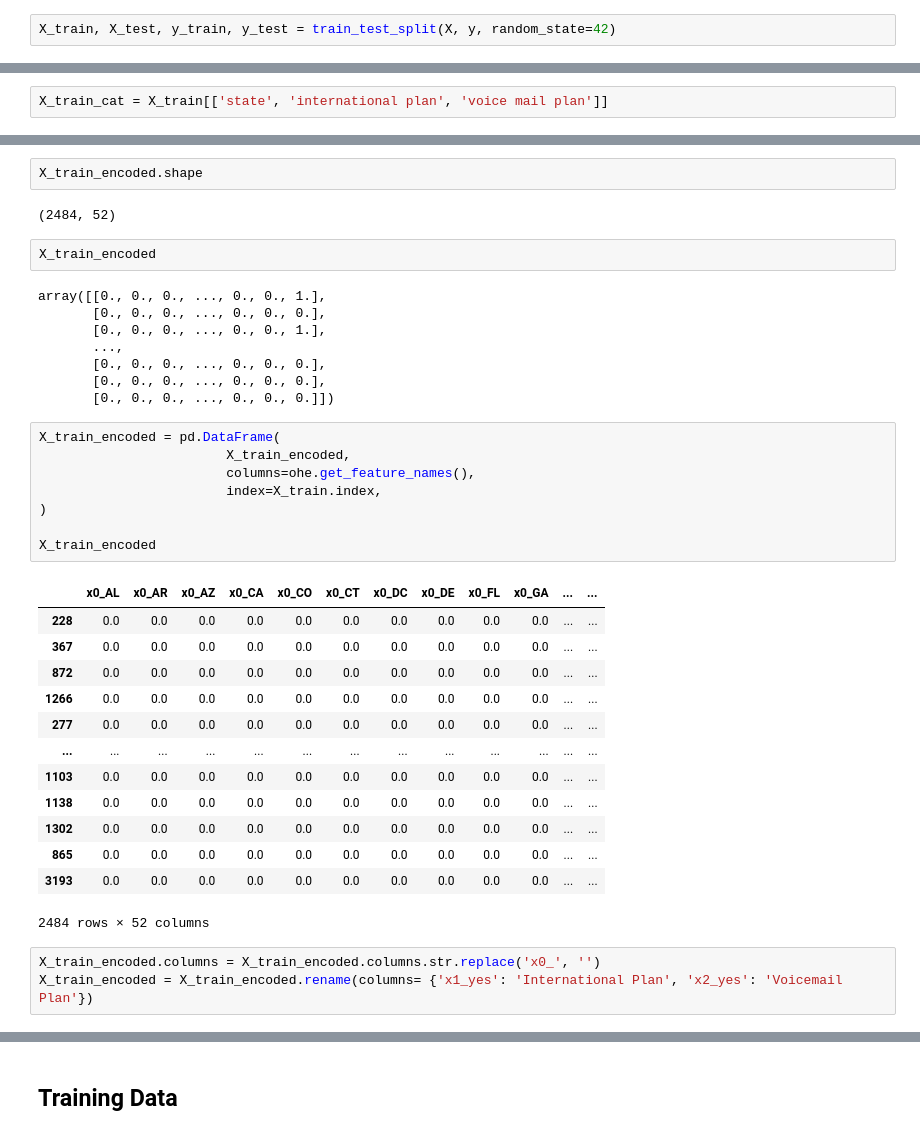
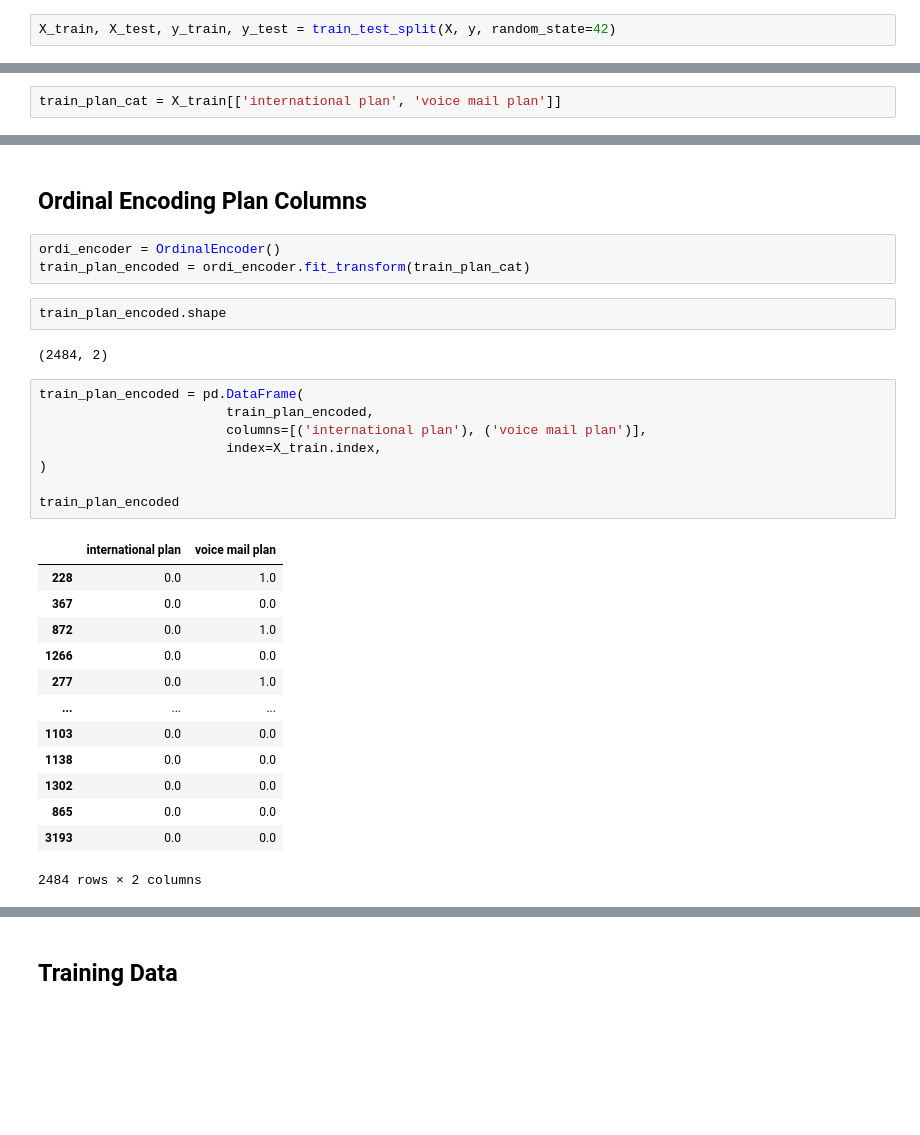
Before and after one commit to learn-co-curriculum/dsc-phase-3-project-v2-3, a Jupyter notebook: Working_Notebook/Yue_Notebook.ipynb, the cells around one changed output, grey strips where cells are left out. Drawn from its saved outputs; the diff is of its cells as text; blank space fills up the shorter version.

Commit message:
update data notebook

```diff
--- a/Working_Notebook/Yue_Notebook.ipynb
+++ b/Working_Notebook/Yue_Notebook.ipynb
@@ -132,2 +128,2 @@ X_train, X_test, y_train, y_test = train_test_split(X, y, random_state=42)
 # %%
-X_train_cat = X_train[['state', 'international plan', 'voice mail plan']]
+train_plan_cat = X_train[['international plan', 'voice mail plan']]
@@ -164,39 +274,31 @@ ohe.categories_
+# %% [markdown]
+## Ordinal Encoding Plan Columns
+# %%
+ordi_encoder = OrdinalEncoder()
+train_plan_encoded = ordi_encoder.fit_transform(train_plan_cat)
 # %%
-X_train_encoded.shape
+train_plan_encoded.shape
 # %% [output]
-(2484, 52)
+(2484, 2)
-# %%
-X_train_encoded
-# %% [output]
-array([[0., 0., 0., ..., 0., 0., 1.],
-       [0., 0., 0., ..., 0., 0., 0.],
-       [0., 0., 0., ..., 0., 0., 1.],
-       ...,
-       [0., 0., 0., ..., 0., 0., 0.],
-       [0., 0., 0., ..., 0., 0., 0.],
-       [0., 0., 0., ..., 0., 0., 0.]])
 # %%
-X_train_encoded = pd.DataFrame(
-                        X_train_encoded,
-                        columns=ohe.get_feature_names(),
+train_plan_encoded = pd.DataFrame(
+                        train_plan_encoded,
+                        columns=[('international plan'), ('voice mail plan')],
                         index=X_train.index,
 )
 
-X_train_encoded
+train_plan_encoded
 # %% [output]
-|  | x0_AL | x0_AR | x0_AZ | x0_CA | x0_CO | x0_CT | x0_DC | x0_DE | x0_FL | x0_GA | ... | ... |
-| 228 | 0.0 | 0.0 | 0.0 | 0.0 | 0.0 | 0.0 | 0.0 | 0.0 | 0.0 | 0.0 | ... | ... |
-| 367 | 0.0 | 0.0 | 0.0 | 0.0 | 0.0 | 0.0 | 0.0 | 0.0 | 0.0 | 0.0 | ... | ... |
-| 872 | 0.0 | 0.0 | 0.0 | 0.0 | 0.0 | 0.0 | 0.0 | 0.0 | 0.0 | 0.0 | ... | ... |
-| 1266 | 0.0 | 0.0 | 0.0 | 0.0 | 0.0 | 0.0 | 0.0 | 0.0 | 0.0 | 0.0 | ... | ... |
-| 277 | 0.0 | 0.0 | 0.0 | 0.0 | 0.0 | 0.0 | 0.0 | 0.0 | 0.0 | 0.0 | ... | ... |
-| ... | ... | ... | ... | ... | ... | ... | ... | ... | ... | ... | ... | ... |
-| 1103 | 0.0 | 0.0 | 0.0 | 0.0 | 0.0 | 0.0 | 0.0 | 0.0 | 0.0 | 0.0 | ... | ... |
-| 1138 | 0.0 | 0.0 | 0.0 | 0.0 | 0.0 | 0.0 | 0.0 | 0.0 | 0.0 | 0.0 | ... | ... |
-| 1302 | 0.0 | 0.0 | 0.0 | 0.0 | 0.0 | 0.0 | 0.0 | 0.0 | 0.0 | 0.0 | ... | ... |
-| 865 | 0.0 | 0.0 | 0.0 | 0.0 | 0.0 | 0.0 | 0.0 | 0.0 | 0.0 | 0.0 | ... | ... |
-| 3193 | 0.0 | 0.0 | 0.0 | 0.0 | 0.0 | 0.0 | 0.0 | 0.0 | 0.0 | 0.0 | ... | ... |
+|  | international plan | voice mail plan |
+| 228 | 0.0 | 1.0 |
+| 367 | 0.0 | 0.0 |
+| 872 | 0.0 | 1.0 |
+| 1266 | 0.0 | 0.0 |
+| 277 | 0.0 | 1.0 |
+| ... | ... | ... |
+| 1103 | 0.0 | 0.0 |
+| 1138 | 0.0 | 0.0 |
+| 1302 | 0.0 | 0.0 |
+| 865 | 0.0 | 0.0 |
+| 3193 | 0.0 | 0.0 |
-2484 rows × 52 columns
+2484 rows × 2 columns
-# %%
-X_train_encoded.columns = X_train_encoded.columns.str.replace('x0_', '')
-X_train_encoded = X_train_encoded.rename(columns= {'x1_yes': 'International Plan', 'x2_yes': 'Voicemail Plan'})
```
Also changed, not shown: parts of 31 cells of this notebook.
